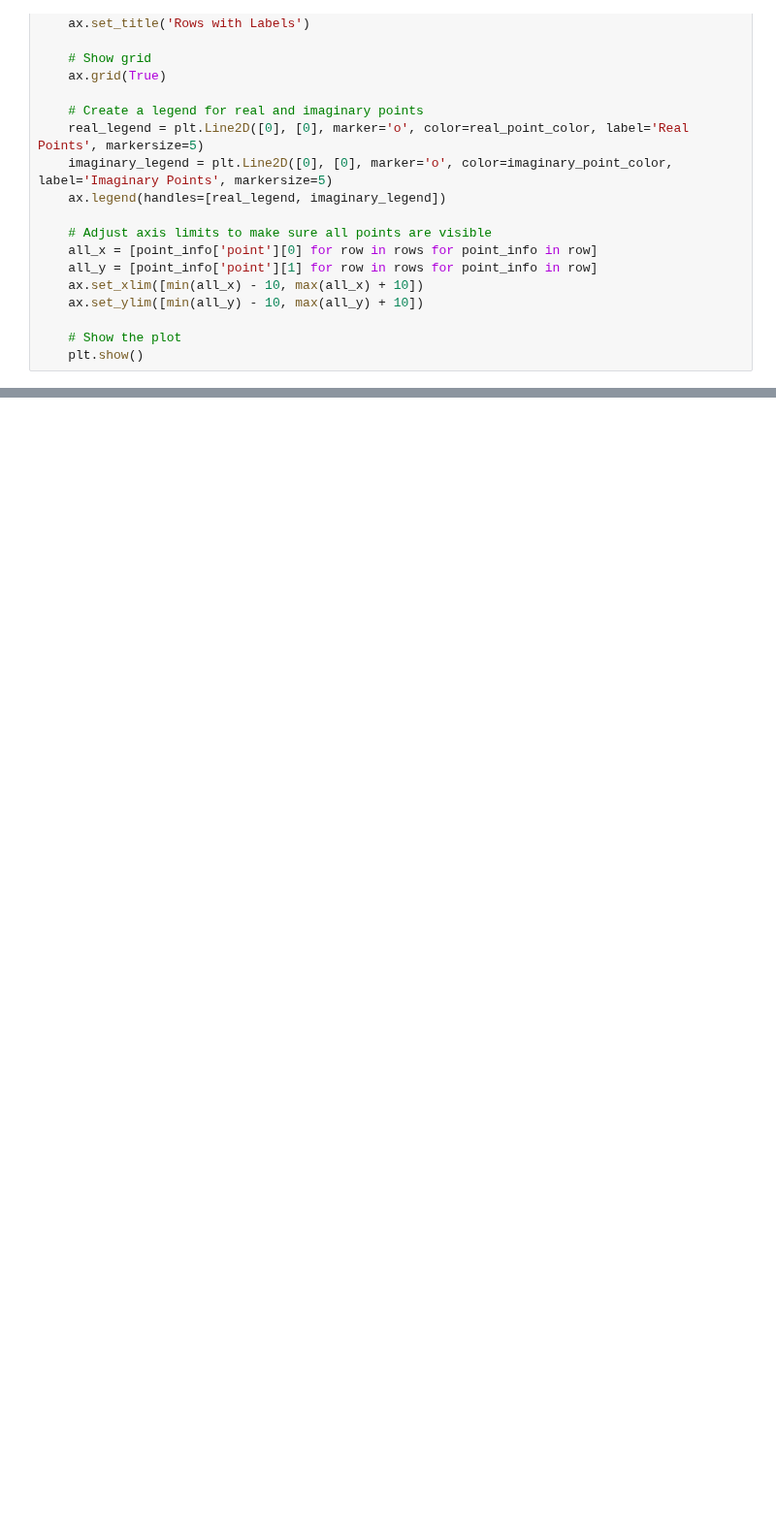
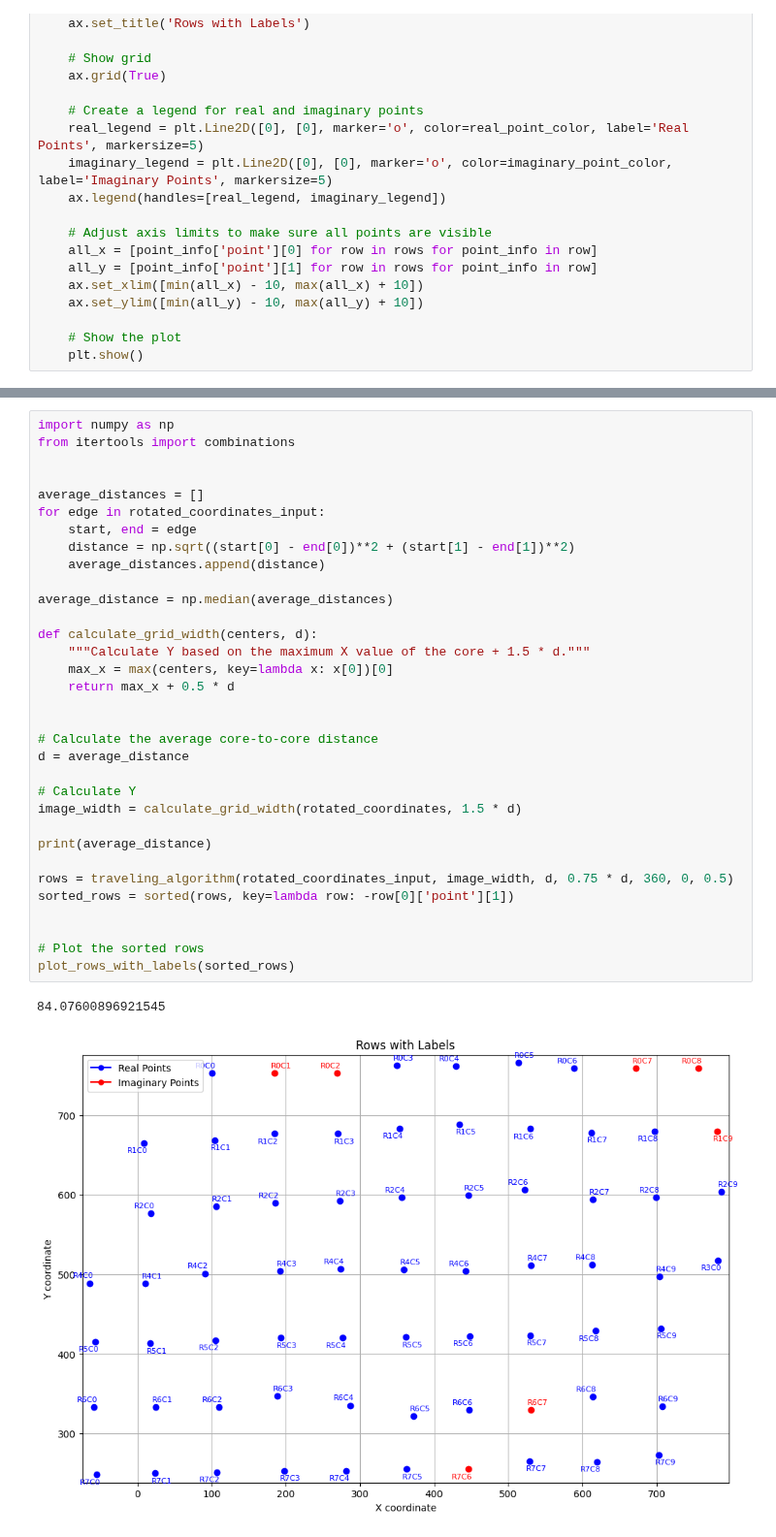
Before and after one commit to aaronge-2020/Microarray-Dearraying, a Jupyter notebook: delaunay_triangle_gridding.ipynb, the cells around one changed output, grey strips where cells are left out. Shown at 97% size. Drawn from its saved outputs; the diff is of its cells as text; blank space fills up the shorter version.

```diff
--- a/delaunay_triangle_gridding.ipynb
+++ b/delaunay_triangle_gridding.ipynb
@@ -839,3 +825,39 @@ coordinates_input = [(normalized_coordinates[start], normalized_coordinates[end]
+# %%
+import numpy as np
+from itertools import combinations
+
+
+average_distances = []
+for edge in rotated_coordinates_input:
+    start, end = edge
+    distance = np.sqrt((start[0] - end[0])**2 + (start[1] - end[1])**2)
+    average_distances.append(distance)
+
+average_distance = np.median(average_distances)
+
+def calculate_grid_width(centers, d):
+    """Calculate Y based on the maximum X value of the core + 1.5 * d."""
+    max_x = max(centers, key=lambda x: x[0])[0]
+    return max_x + 0.5 * d
+
+
+# Calculate the average core-to-core distance
+d = average_distance
+
+# Calculate Y
+image_width = calculate_grid_width(rotated_coordinates, 1.5 * d)
+
+print(average_distance)
+
+rows = traveling_algorithm(rotated_coordinates_input, image_width, d, 0.75 * d, 360, 0, 0.5)
+sorted_rows = sorted(rows, key=lambda row: -row[0]['point'][1])
+
+
+# Plot the sorted rows
+plot_rows_with_labels(sorted_rows)
+# %% [output]
+84.07600896921545
+[figure, added]
 # %%
 import numpy as np
 from itertools import combinations
```
Also changed, not shown: parts of 12 cells of this notebook, 1 other file.
